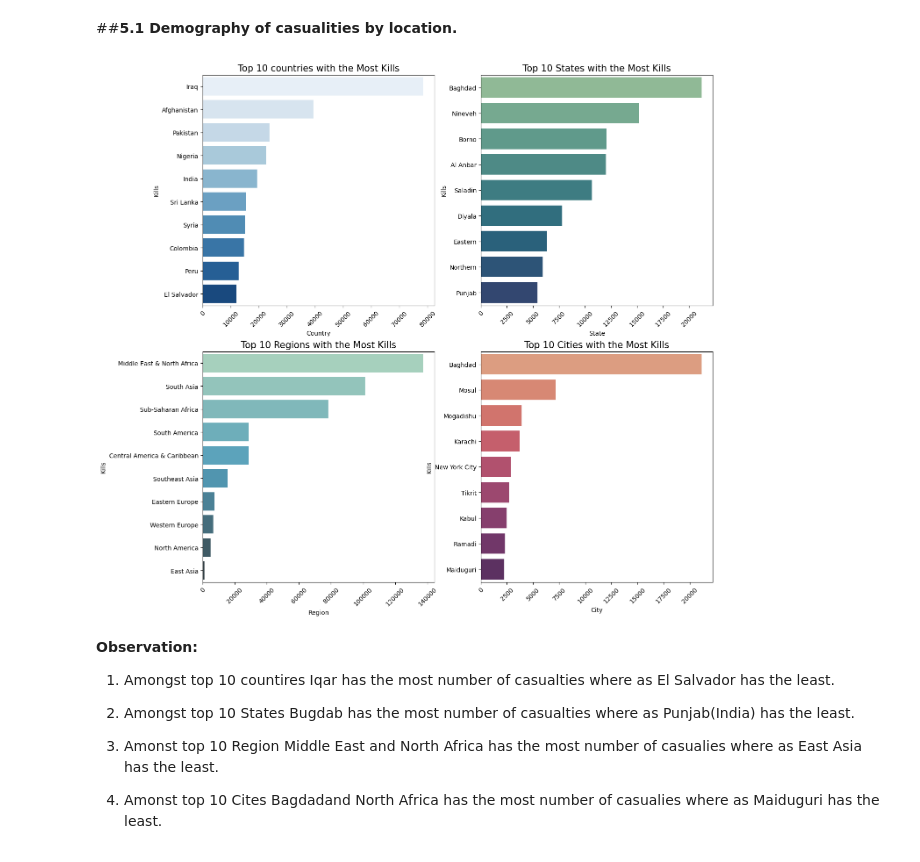
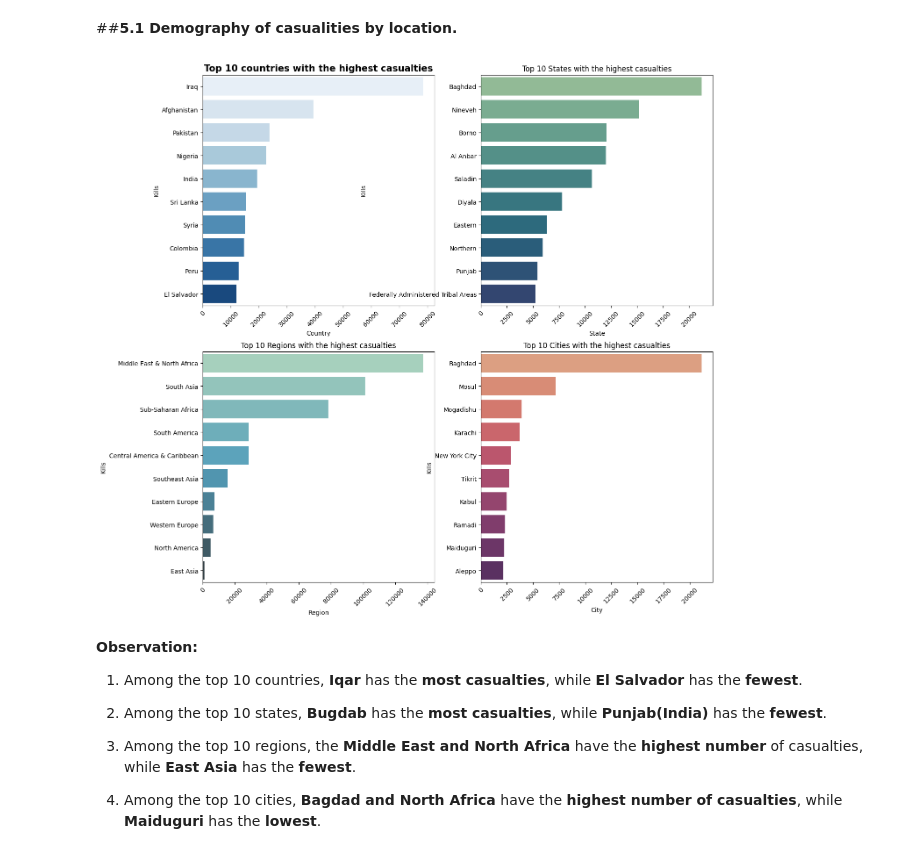
Before and after one commit to dacenish/EDA-Global-terrorism, a Jupyter notebook: Capstone_Project_Global_terrorism_EDA_by_Danish_Zia.ipynb, the cells around one changed output. Cells and saved outputs as stored; diff of their text form; code cells hidden in the pictures.

```diff
--- a/Capstone_Project_Global_terrorism_EDA_by_Danish_Zia.ipynb
+++ b/Capstone_Project_Global_terrorism_EDA_by_Danish_Zia.ipynb
@@ -278,10 +278,10 @@ top_countries = top_countries.drop('Unknown', errors='ignore')
 top_regions = gt_df.groupby('Region')['Kills'].sum().nlargest(10)
 top_regions = top_regions.drop('Unknown', errors='ignore')
 
-top_states = gt_df.groupby('State')['Kills'].sum().nlargest(10)
+top_states = gt_df.groupby('State')['Kills'].sum().nlargest(11)
 top_states = top_states.drop('Unknown', errors='ignore')
 
-top_cities = gt_df.groupby('City')['Kills'].sum().nlargest(10)
+top_cities = gt_df.groupby('City')['Kills'].sum().nlargest(11)
 top_cities = top_cities.drop('Unknown', errors='ignore')
 
 # Plot Subplot of Countries and add respective lables and tiltes
@@ -289,47 +289,48 @@ plt.subplot(2,2,1)
 sns.barplot(y=top_countries.index, x=top_countries.values, palette = 'Blues', orient = 'h')
 plt.xlabel('Country')
 plt.ylabel('Kills')
-plt.title('Top 10 countries with the Most Kills', fontsize=15)
+plt.title('Top 10 countries with the highest casualties', fontsize=15, fontweight='bold')
 plt.xticks(rotation = 45)
 
 # Plot Subplot of States and add respective lables and tiltes
 plt.subplot(2,2,2)
 sns.barplot(y=top_states.index, x=top_states.values, palette = 'crest', orient = 'h')
 plt.xlabel('State')
 plt.ylabel('Kills')
-plt.title('Top 10 States with the Most Kills', fontsize=15)
+plt.title('Top 10 States with the highest casualties')
 plt.xticks(rotation=45)
 
 # Plot Subplot of Regions and add respective lables and tiltes
 plt.subplot(2,2,3)
 sns.barplot(y=top_regions.index, x=top_regions.values, palette = 'GnBu_d', orient = 'h')
 plt.xlabel('Region')
 plt.ylabel('Kills')
-plt.title('Top 10 Regions with the Most Kills', fontsize=15)
+plt.title('Top 10 Regions with the highest casualties')
 plt.xticks(rotation=45)
 
 # Plot Subplot of Cities and add respective lables and tiltes
 plt.subplot(2,2,4)
 sns.barplot(y=top_cities.index, x=top_cities.values, palette = 'flare', orient = 'h')
 plt.xlabel('City')
 plt.ylabel('Kills')
-plt.title('Top 10 Cities with the Most Kills', fontsize=15)
+plt.title('Top 10 Cities with the highest casualties')
 plt.xticks(rotation=45)
 
 # Set plot size
 plt.gcf().set_size_inches(15,15)
 
 # Display plot
 plt.show()
 # %% [output]
-[figure, old version]
+[figure, new version]
 # %% [markdown]
 **Observation:**
 
-1) Amongst top 10 countires Iqar has the most number of casualties where as El Salvador has the least.
 
-2) Amongst top 10 States Bugdab has the most number of casualties where as Punjab(India) has the least.
+1) Among the top 10 countries, **Iqar** has the **most casualties**, while **El Salvador** has the **fewest**.
 
-3) Amonst top 10  Region Middle East and North Africa has the most number of casualies where as East Asia has the least.
+2) Among the top 10 states, **Bugdab** has the **most casualties**, while **Punjab(India)** has the **fewest**.
 
-4) Amonst top 10  Cites Bagdadand North Africa has the most number of casualies where as Maiduguri has the least.
+3) Among the top 10 regions, the **Middle East and North Africa** have the **highest number** of casualties, while **East Asia** has the **fewest**.
+
+4) Among the top 10 cities, **Bagdad and North Africa** have the **highest number of casualties**, while **Maiduguri** has the **lowest**.
```
Also changed, not shown: parts of 8 cells of this notebook.
